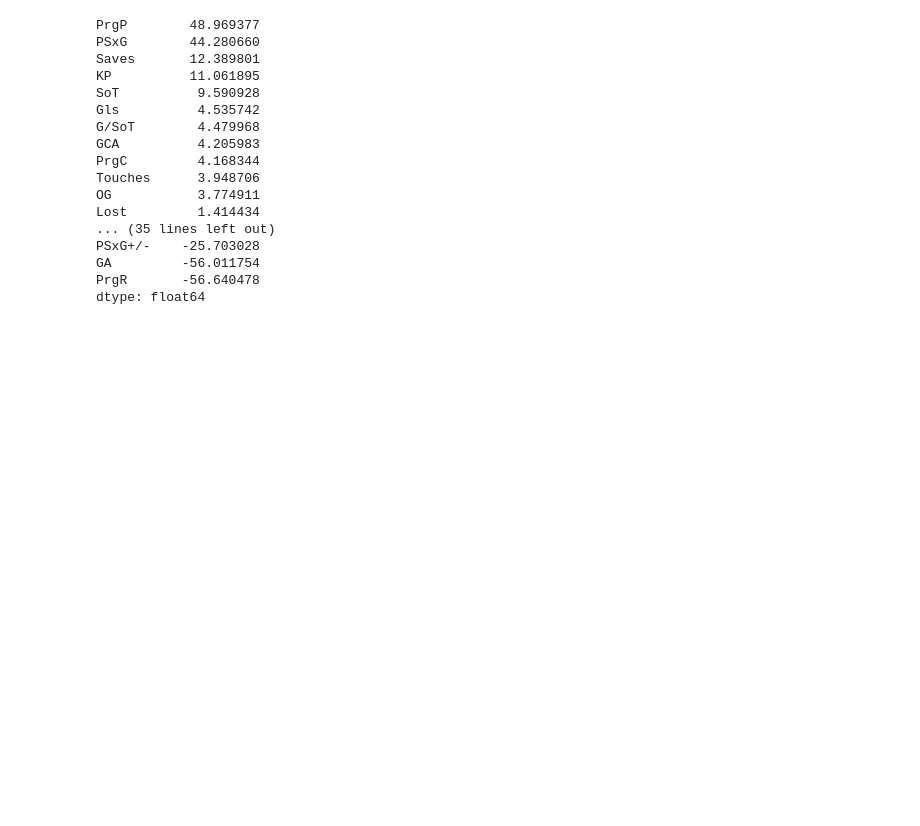
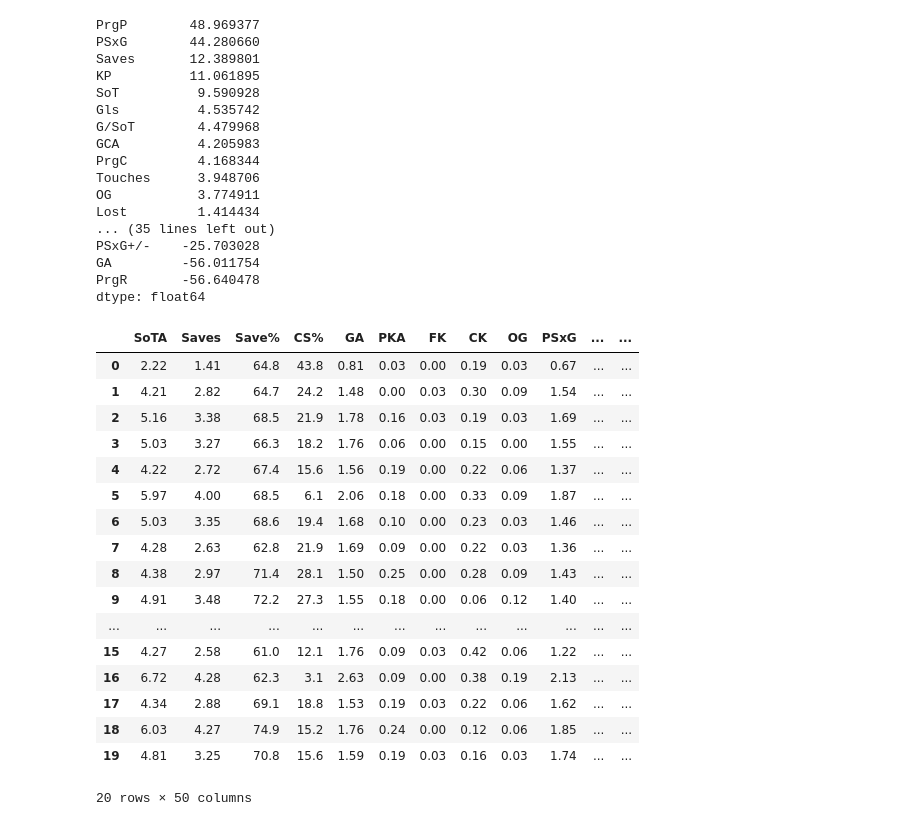
Before and after one commit to TQTien1/EPL-Predictions, a Jupyter notebook: Untitled-1.ipynb, the cells around one changed output. Cells and saved outputs as stored; diff of their text form; code cells hidden in the pictures; blank space fills up the shorter version.

Commit message:
Finishing code + Adding Prem_23-24 stats

```diff
--- a/Untitled-1.ipynb
+++ b/Untitled-1.ipynb
@@ -203,3 +185,26 @@ PSxG+/-    -25.703028
 GA         -56.011754
 PrgR       -56.640478
 dtype: float64
+# %%
+input_predict = pd.read_csv("Prem 2023-2024.csv")
+prem_2023_24 = input_predict.drop(["Points", "Season", "Squad"], axis = 1)
+prem_2023_24
+# %% [output]
+|  | SoTA | Saves | Save% | CS% | GA | PKA | FK | CK | OG | PSxG | ... | ... |
+| 0 | 2.22 | 1.41 | 64.8 | 43.8 | 0.81 | 0.03 | 0.00 | 0.19 | 0.03 | 0.67 | ... | ... |
+| 1 | 4.21 | 2.82 | 64.7 | 24.2 | 1.48 | 0.00 | 0.03 | 0.30 | 0.09 | 1.54 | ... | ... |
+| 2 | 5.16 | 3.38 | 68.5 | 21.9 | 1.78 | 0.16 | 0.03 | 0.19 | 0.03 | 1.69 | ... | ... |
+| 3 | 5.03 | 3.27 | 66.3 | 18.2 | 1.76 | 0.06 | 0.00 | 0.15 | 0.00 | 1.55 | ... | ... |
+| 4 | 4.22 | 2.72 | 67.4 | 15.6 | 1.56 | 0.19 | 0.00 | 0.22 | 0.06 | 1.37 | ... | ... |
+| 5 | 5.97 | 4.00 | 68.5 | 6.1 | 2.06 | 0.18 | 0.00 | 0.33 | 0.09 | 1.87 | ... | ... |
+| 6 | 5.03 | 3.35 | 68.6 | 19.4 | 1.68 | 0.10 | 0.00 | 0.23 | 0.03 | 1.46 | ... | ... |
+| 7 | 4.28 | 2.63 | 62.8 | 21.9 | 1.69 | 0.09 | 0.00 | 0.22 | 0.03 | 1.36 | ... | ... |
+| 8 | 4.38 | 2.97 | 71.4 | 28.1 | 1.50 | 0.25 | 0.00 | 0.28 | 0.09 | 1.43 | ... | ... |
+| 9 | 4.91 | 3.48 | 72.2 | 27.3 | 1.55 | 0.18 | 0.00 | 0.06 | 0.12 | 1.40 | ... | ... |
+| ... | ... | ... | ... | ... | ... | ... | ... | ... | ... | ... | ... | ... |
+| 15 | 4.27 | 2.58 | 61.0 | 12.1 | 1.76 | 0.09 | 0.03 | 0.42 | 0.06 | 1.22 | ... | ... |
+| 16 | 6.72 | 4.28 | 62.3 | 3.1 | 2.63 | 0.09 | 0.00 | 0.38 | 0.19 | 2.13 | ... | ... |
+| 17 | 4.34 | 2.88 | 69.1 | 18.8 | 1.53 | 0.19 | 0.03 | 0.22 | 0.06 | 1.62 | ... | ... |
+| 18 | 6.03 | 4.27 | 74.9 | 15.2 | 1.76 | 0.24 | 0.00 | 0.12 | 0.06 | 1.85 | ... | ... |
+| 19 | 4.81 | 3.25 | 70.8 | 15.6 | 1.59 | 0.19 | 0.03 | 0.16 | 0.03 | 1.74 | ... | ... |
+20 rows × 50 columns
```
Also changed, not shown: parts of 4 cells of this notebook, 1 other file.
